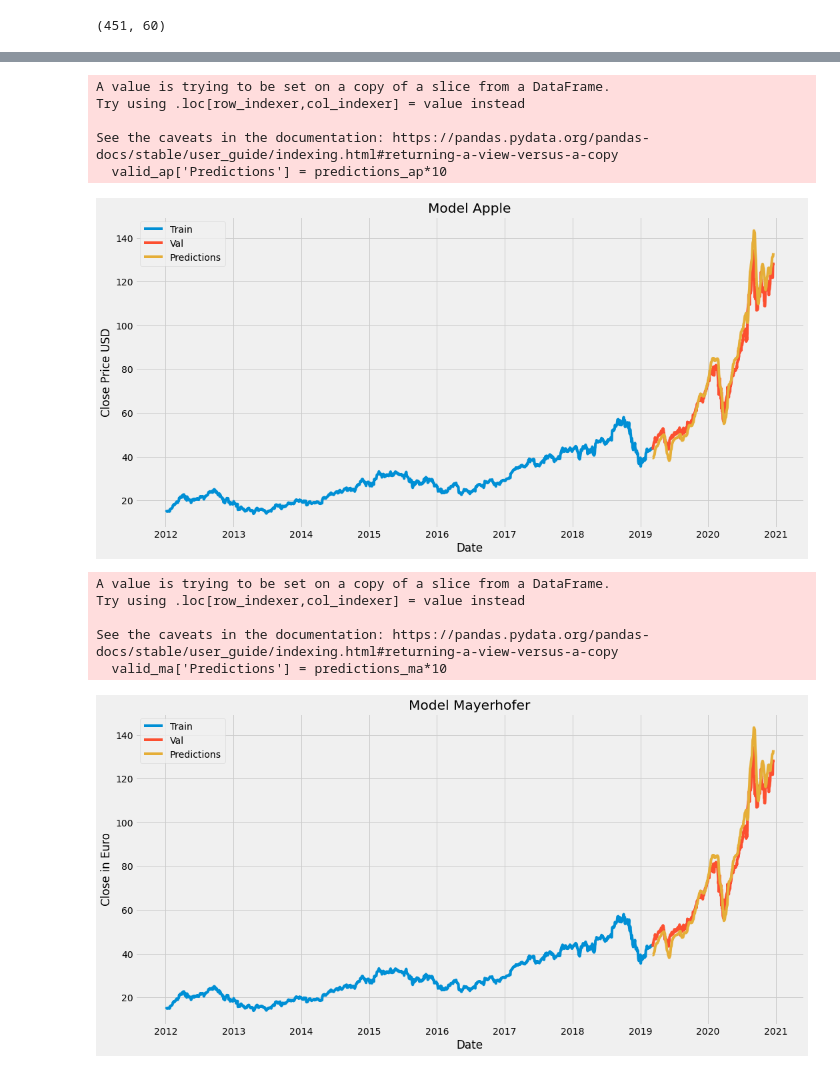
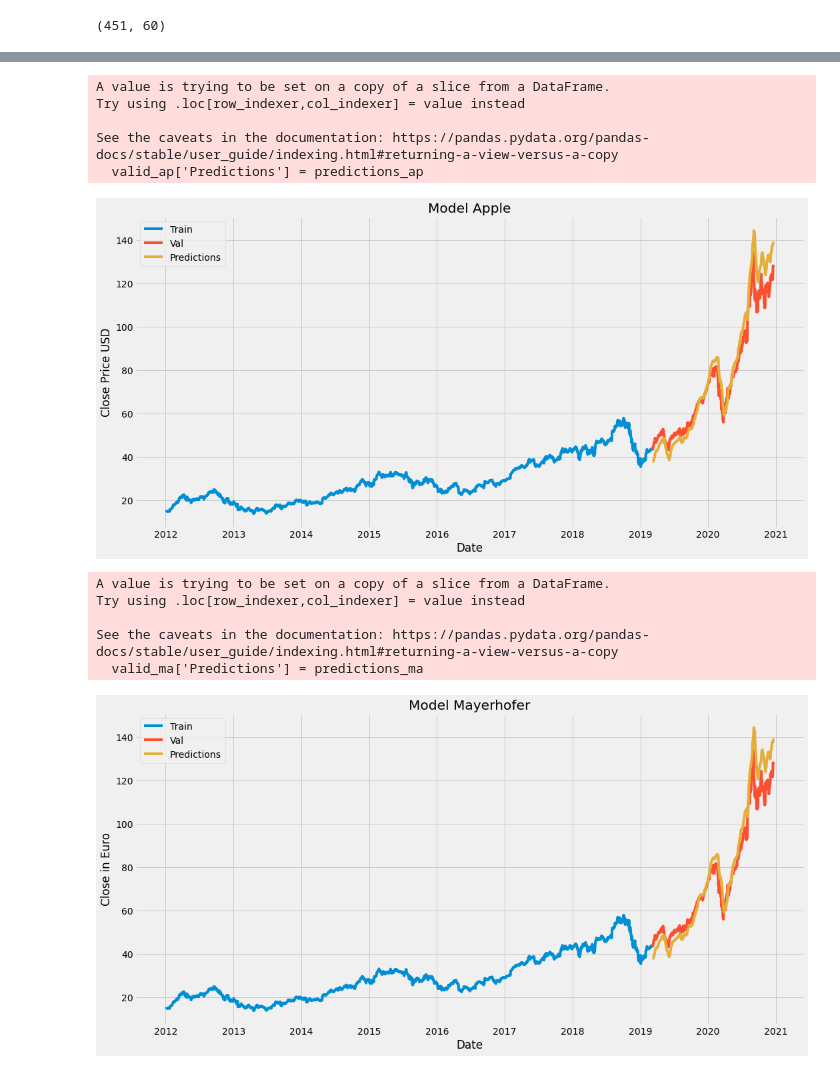
Before and after one commit to BaLena95/market, a Jupyter notebook: stock.ipynb, the cells around one changed output, grey strips where cells are left out. Saved outputs shown, nothing was run; the diff lists cells and outputs as text; code cells hidden in the pictures.

```diff
--- a/stock.ipynb
+++ b/stock.ipynb
@@ -346,34 +345,33 @@ RMSE for Mayerhofer is: 7.081901754651751
 # %%
 #APPLE
 
 # plot the data
 train_ap = data_apple[: training_data_apple_len]
 valid_ap = data_apple[training_data_apple_len:]
-valid_ap['Predictions'] = predictions_ap*10
+valid_ap['Predictions'] = predictions_ap
 ####easy fix probably problem!!!! *10 because wouldn't use copy of slice of df
 
 #visualize the data
 plt.figure(figsize=(16,8))
 plt.title('Model Apple')
 plt.xlabel('Date')
 plt.ylabel('Close Price USD')
 plt.plot(train_ap['Close']) # dataset for the training data only Closing price
 plt.plot(valid_ap[['Close', 'Predictions']]) #actual price and the predicted price
 plt.legend(['Train', 'Val', 'Predictions'])
 plt.show()
 # %% [output]
 A value is trying to be set on a copy of a slice from a DataFrame.
 Try using .loc[row_indexer,col_indexer] = value instead
 
 See the caveats in the documentation: https://pandas.pydata.org/pandas-docs/stable/user_guide/indexing.html#returning-a-view-versus-a-copy
-  valid_ap['Predictions'] = predictions_ap*10
+  valid_ap['Predictions'] = predictions_ap
-[figure, old version]
+[figure, new version]
 # %%
 # plot the data
 train_ma = data_may[: training_data_may_len]
 valid_ma = data_may[training_data_may_len:]
-valid_ma['Predictions'] = predictions_ma*10
-#### easy fix probably problem!!!! *10 because wouldn't use copy of slice of df
+valid_ma['Predictions'] = predictions_ma
 
 #visualize the data
 plt.figure(figsize=(16,8))
@@ -389,8 +387,8 @@ A value is trying to be set on a copy of a slice from a DataFrame.
 Try using .loc[row_indexer,col_indexer] = value instead
 
 See the caveats in the documentation: https://pandas.pydata.org/pandas-docs/stable/user_guide/indexing.html#returning-a-view-versus-a-copy
-  valid_ma['Predictions'] = predictions_ma*10
+  valid_ma['Predictions'] = predictions_ma
-[figure, old version]
+[figure, new version]
 # %%
 # valid closing price and predicted closing price
 #Apple
```
Also changed, not shown: parts of 7 cells of this notebook.
